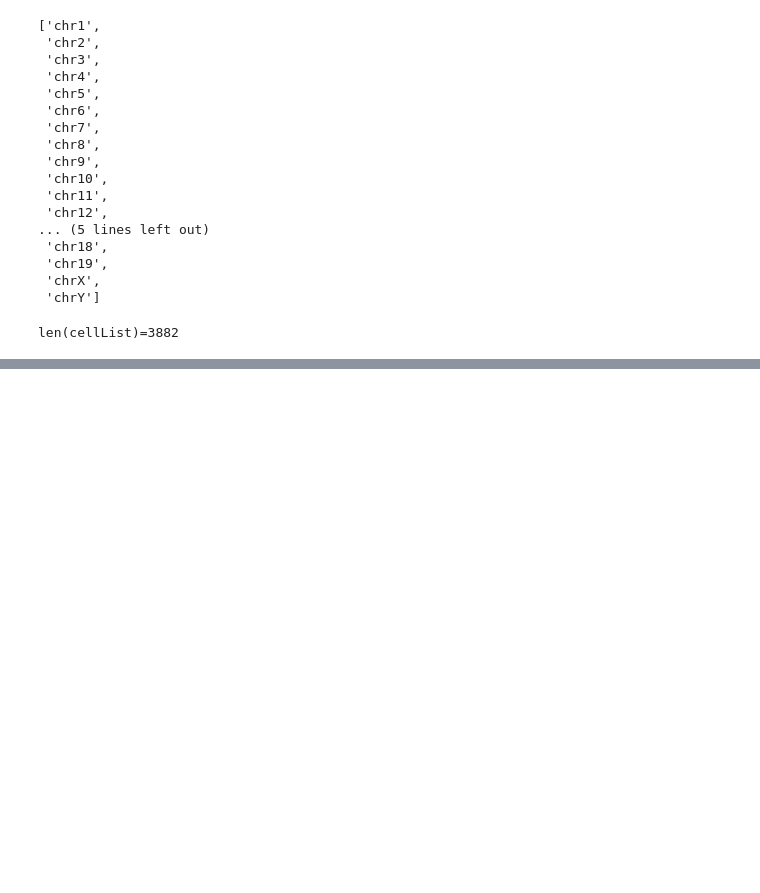
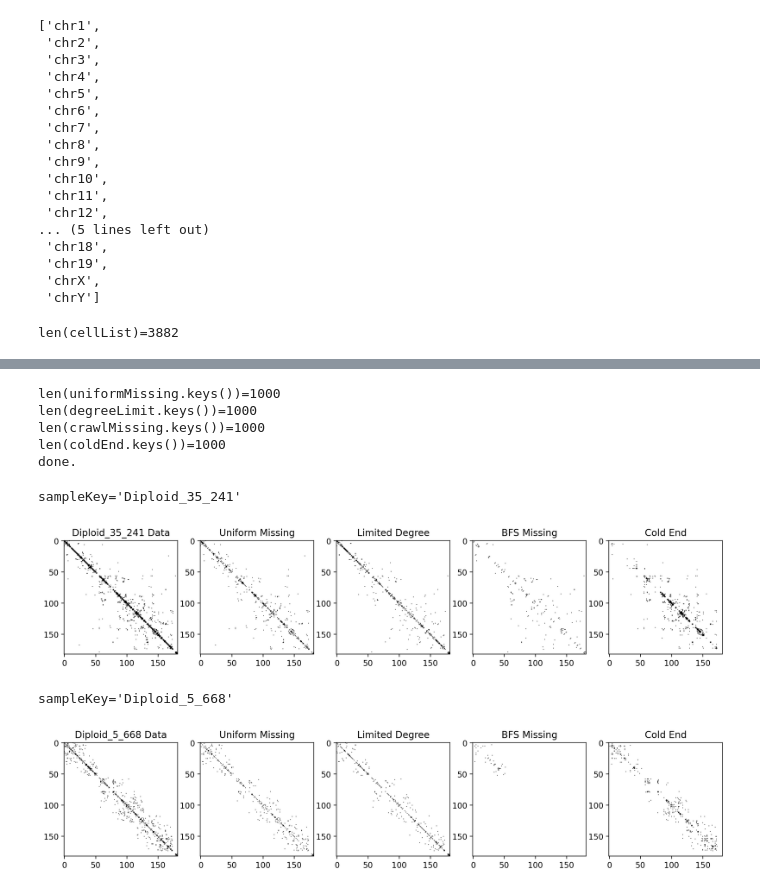
Before and after one commit to CooperStansbury/scPoreC-analysis, a Jupyter notebook: notebooks/quantify_predict.ipynb, the cells around one changed output, grey strips where cells are left out. Saved outputs shown, nothing was run; the diff lists cells and outputs as text; code cells hidden in the pictures; blank space fills up the shorter version.

```diff
--- a/notebooks/quantify_predict.ipynb
+++ b/notebooks/quantify_predict.ipynb
@@ -126,0 +89,24 @@ done
+# %%
+reload(imputation)
+
+retain = 0.5
+
+uniformMissing = imputation.randomUniformRemoval(hic, retain=retain)
+print(f"{len(uniformMissing.keys())=}")
+
+degreeLimit = imputation.degreeLimitRemoval(hic, retain=retain)
+print(f"{len(degreeLimit.keys())=}")
+
+crawlMissing = imputation.breadthFirstRemoval(hic, retain=retain)
+print(f"{len(crawlMissing.keys())=}")
+
+coldEnd = imputation.coldEndRemoval(hic, retain=retain)
+print(f"{len(coldEnd.keys())=}")
+
+print('done.')
+# %% [output]
+len(uniformMissing.keys())=1000
+len(degreeLimit.keys())=1000
+len(crawlMissing.keys())=1000
+len(coldEnd.keys())=1000
+done.
@@ -126,0 +115,38 @@ done
+# %%
+n = 2
+sampleKeys = np.random.choice(list(coldEnd.keys()), n)
+
+for sampleKey in sampleKeys:
+
+    print(f"{sampleKey=}")
+
+    plt.rcParams['figure.dpi'] = 200
+    plt.rcParams['figure.figsize'] = 15, 15
+    fig = plt.figure()
+
+    fig.add_subplot(151)
+    plt.imshow(hic[sampleKey], cmap='binary')
+    plt.title(f'{sampleKey} Data')
+
+    fig.add_subplot(152)
+    plt.imshow(uniformMissing[sampleKey], cmap='binary')
+    plt.title('Uniform Missing')
+
+    fig.add_subplot(153)
+    plt.imshow(degreeLimit[sampleKey], cmap='binary')
+    plt.title('Limited Degree')
+
+    fig.add_subplot(154)
+    plt.imshow(crawlMissing[sampleKey], cmap='binary')
+    plt.title('BFS Missing')
+
+    fig.add_subplot(155)
+    plt.imshow(coldEnd[sampleKey], cmap='binary')
+    plt.title('Cold End')
+
+    plt.show()
+# %% [output]
+sampleKey='Diploid_35_241'
+[figure, added]
+sampleKey='Diploid_5_668'
+[figure, added]
```
Also changed, not shown: parts of 9 cells of this notebook, 1 other file.
